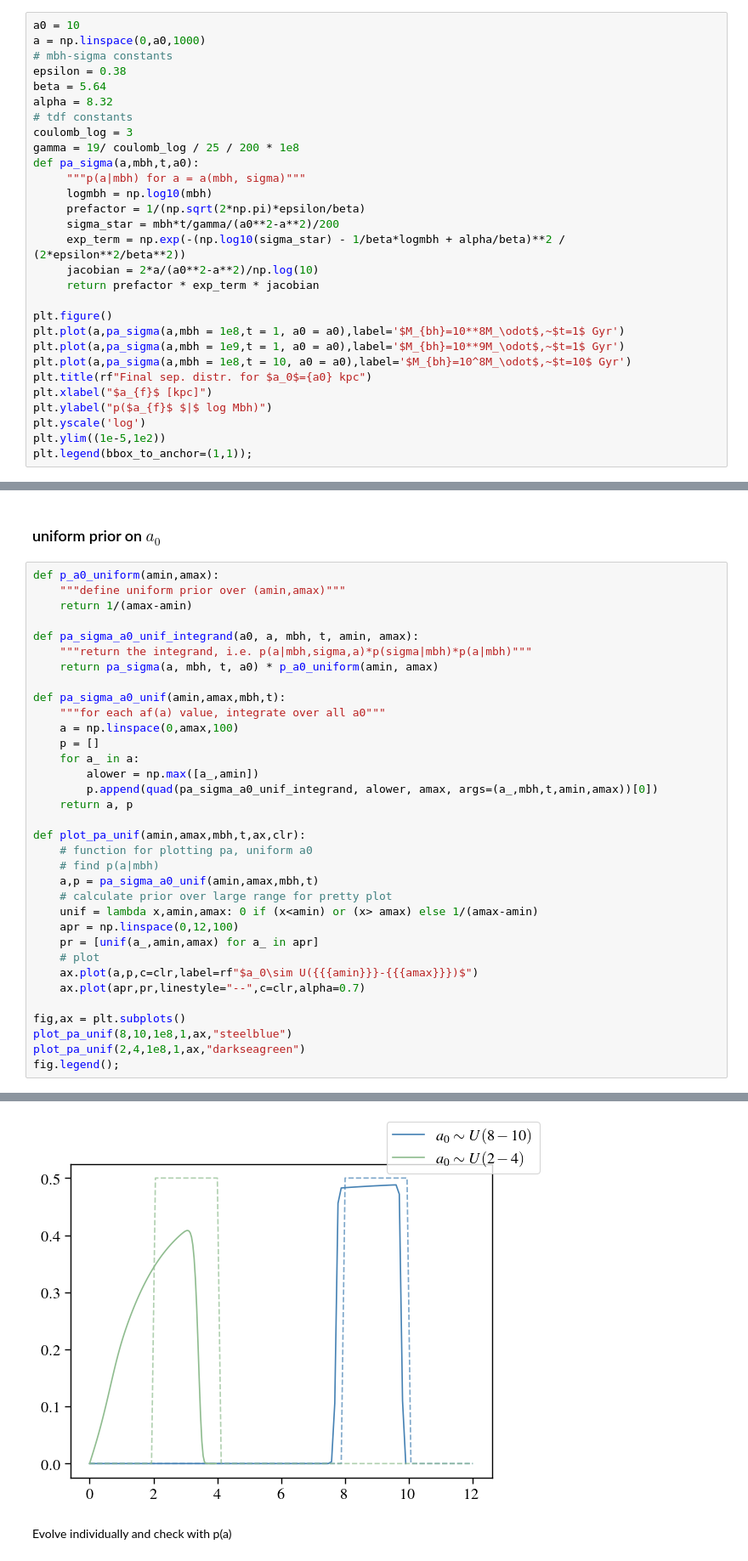
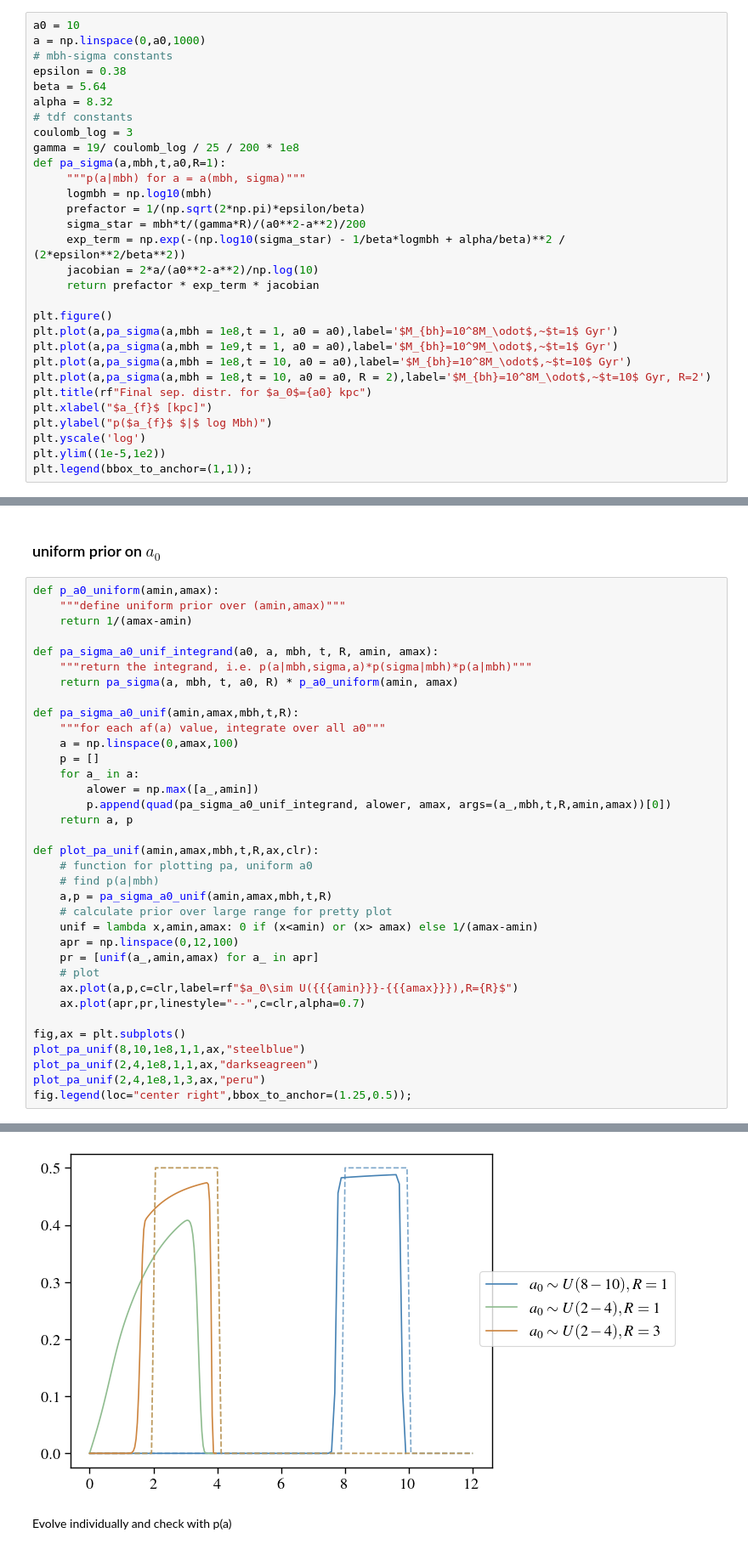
Before and after one commit to insepien/dftime, a Jupyter notebook: analytics.ipynb, the cells around one changed output, grey strips where cells are left out. Shown at 85% size. Saved outputs shown, nothing was run; the diff lists cells and outputs as text.

```diff
--- a/analytics.ipynb
+++ b/analytics.ipynb
@@ -29,19 +29,20 @@ alpha = 8.32
 # tdf constants
 coulomb_log = 3
 gamma = 19/ coulomb_log / 25 / 200 * 1e8
-def pa_sigma(a,mbh,t,a0):
+def pa_sigma(a,mbh,t,a0,R=1):
      """p(a|mbh) for a = a(mbh, sigma)"""
      logmbh = np.log10(mbh)
      prefactor = 1/(np.sqrt(2*np.pi)*epsilon/beta)
-     sigma_star = mbh*t/gamma/(a0**2-a**2)/200
+     sigma_star = mbh*t/(gamma*R)/(a0**2-a**2)/200
      exp_term = np.exp(-(np.log10(sigma_star) - 1/beta*logmbh + alpha/beta)**2 / (2*epsilon**2/beta**2))
      jacobian = 2*a/(a0**2-a**2)/np.log(10)
      return prefactor * exp_term * jacobian
 
 plt.figure()
-plt.plot(a,pa_sigma(a,mbh = 1e8,t = 1, a0 = a0),label='$M_{bh}=10**8M_\odot$,~$t=1$ Gyr')
-plt.plot(a,pa_sigma(a,mbh = 1e9,t = 1, a0 = a0),label='$M_{bh}=10**9M_\odot$,~$t=1$ Gyr')
+plt.plot(a,pa_sigma(a,mbh = 1e8,t = 1, a0 = a0),label='$M_{bh}=10^8M_\odot$,~$t=1$ Gyr')
+plt.plot(a,pa_sigma(a,mbh = 1e9,t = 1, a0 = a0),label='$M_{bh}=10^9M_\odot$,~$t=1$ Gyr')
 plt.plot(a,pa_sigma(a,mbh = 1e8,t = 10, a0 = a0),label='$M_{bh}=10^8M_\odot$,~$t=10$ Gyr')
+plt.plot(a,pa_sigma(a,mbh = 1e8,t = 10, a0 = a0, R = 2),label='$M_{bh}=10^8M_\odot$,~$t=10$ Gyr, R=2')
 plt.title(rf"Final sep. distr. for $a_0$={a0} kpc")
 plt.xlabel("$a_{f}$ [kpc]")
 plt.ylabel("p($a_{f}$ $|$ log Mbh)")
@@ -65,33 +66,34 @@ def p_a0_uniform(amin,amax):
     """define uniform prior over (amin,amax)"""
     return 1/(amax-amin)
 
-def pa_sigma_a0_unif_integrand(a0, a, mbh, t, amin, amax):
+def pa_sigma_a0_unif_integrand(a0, a, mbh, t, R, amin, amax):
     """return the integrand, i.e. p(a|mbh,sigma,a)*p(sigma|mbh)*p(a|mbh)"""
-    return pa_sigma(a, mbh, t, a0) * p_a0_uniform(amin, amax)
+    return pa_sigma(a, mbh, t, a0, R) * p_a0_uniform(amin, amax)
 
-def pa_sigma_a0_unif(amin,amax,mbh,t):
+def pa_sigma_a0_unif(amin,amax,mbh,t,R):
     """for each af(a) value, integrate over all a0"""
     a = np.linspace(0,amax,100)
     p = []
     for a_ in a:
         alower = np.max([a_,amin])
-        p.append(quad(pa_sigma_a0_unif_integrand, alower, amax, args=(a_,mbh,t,amin,amax))[0])
+        p.append(quad(pa_sigma_a0_unif_integrand, alower, amax, args=(a_,mbh,t,R,amin,amax))[0])
     return a, p
 
-def plot_pa_unif(amin,amax,mbh,t,ax,clr):
+def plot_pa_unif(amin,amax,mbh,t,R,ax,clr):
     # function for plotting pa, uniform a0
     # find p(a|mbh)
-    a,p = pa_sigma_a0_unif(amin,amax,mbh,t)
+    a,p = pa_sigma_a0_unif(amin,amax,mbh,t,R)
     # calculate prior over large range for pretty plot
     unif = lambda x,amin,amax: 0 if (x<amin) or (x> amax) else 1/(amax-amin)
     apr = np.linspace(0,12,100)
     pr = [unif(a_,amin,amax) for a_ in apr]
     # plot
-    ax.plot(a,p,c=clr,label=rf"$a_0\sim U({{{amin}}}-{{{amax}}})$")
+    ax.plot(a,p,c=clr,label=rf"$a_0\sim U({{{amin}}}-{{{amax}}}),R={R}$")
     ax.plot(apr,pr,linestyle="--",c=clr,alpha=0.7)
 
 fig,ax = plt.subplots()
-plot_pa_unif(8,10,1e8,1,ax,"steelblue")
-plot_pa_unif(2,4,1e8,1,ax,"darkseagreen")
-fig.legend();
+plot_pa_unif(8,10,1e8,1,1,ax,"steelblue")
+plot_pa_unif(2,4,1e8,1,1,ax,"darkseagreen")
+plot_pa_unif(2,4,1e8,1,3,ax,"peru")
+fig.legend(loc="center right",bbox_to_anchor=(1.25,0.5));
 # %% [output]
@@ -99,4 +101,4 @@ fig.legend();
-[figure, old version]
+[figure, new version]
 # %% [markdown]
 Evolve individually and check with p(a)
 # %%
```
Also changed, not shown: parts of 15 cells of this notebook.
